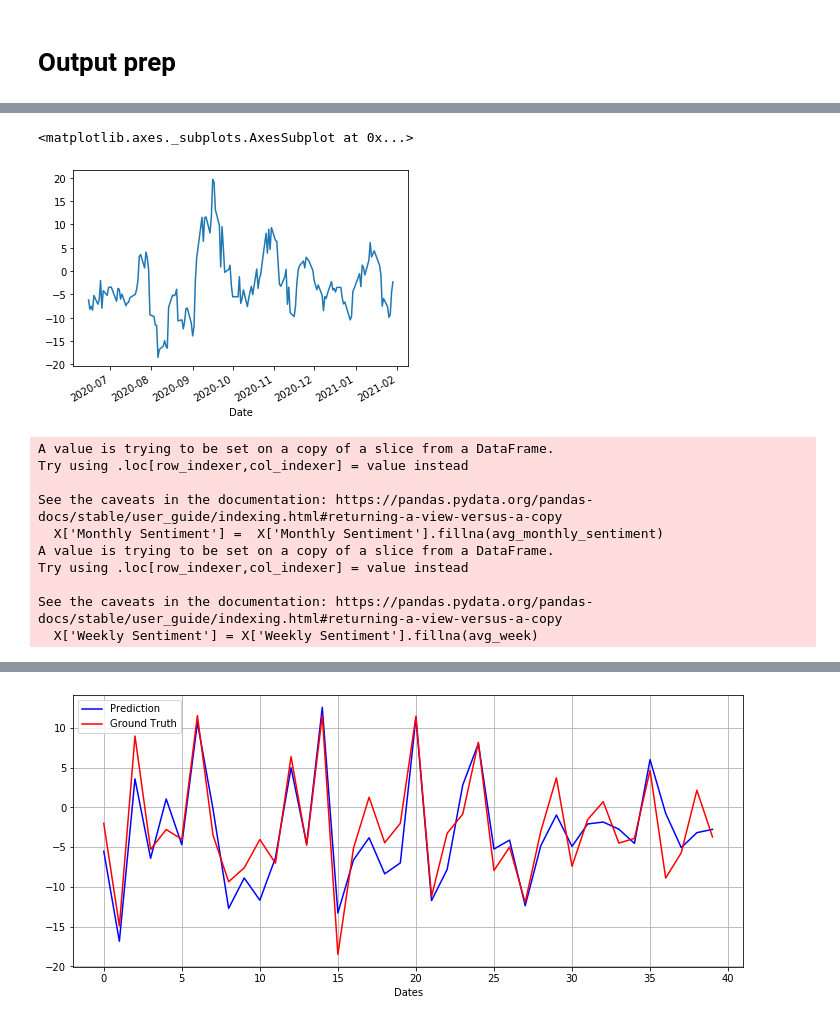
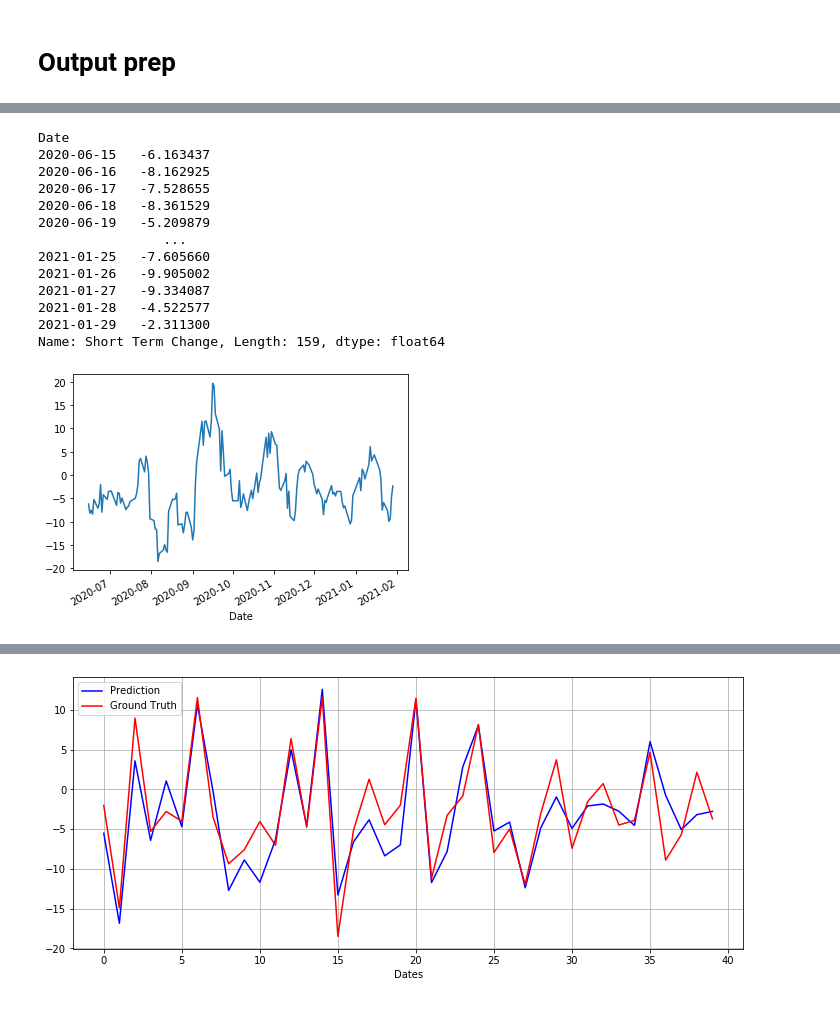
Before and after one commit to sj-ucsd/ece143_stock_sentiment_analysis, a Jupyter notebook: Project.ipynb, the cells around one changed output, grey strips where cells are left out. Saved outputs shown, nothing was run; the diff lists cells and outputs as text; code cells hidden in the pictures.

```diff
--- a/Project.ipynb
+++ b/Project.ipynb
@@ -254,0 +189,3 @@ Date
+# %%
+news=get_yahoo_news(symbol)
+print(news)
@@ -254,0 +209,18 @@ Date
+# %%
+def get_sentiment_from_news(news):
+  news_sentiment = news[['date', 'compound']]
+  print(news_sentiment)
+  news_sentiment.set_index(pd.to_datetime(news_sentiment['date']), inplace=True)
+  print(news_sentiment[:10])
+  news_sentiment = news_sentiment['compound']
+  total_sentiment = news_sentiment.groupby('date').agg(lambda x: sum(x))
+  total_sentiment = total_sentiment.rename('Total Sentiment')
+  nArticles = news_sentiment.groupby('date').count()
+  avg_sentiment = total_sentiment/nArticles
+  avg_sentiment = avg_sentiment.rename('Avg Sentiment')
+  sentiment_data = pd.concat([total_sentiment, avg_sentiment], axis=1)
+  sentiment_data = sentiment_data.reindex(df.index, method='ffill')
+  return sentiment_data
+# %%
+sentiment_data=get_sentiment_from_news(news)
+print(sentiment_data)
@@ -354,3 +319,16 @@ gt = pd.concat([output, advance, advance2], axis=1)
 # %%
-gt['Short Term Change'] = ((gt['Short Term Advance'] - gt['Adj Close'])/gt['Adj Close'])*100
-gt['Mid Term Change'] = ((gt['Mid Term Advance'] - gt['Adj Close'])/gt['Adj Close'])*100
+def prepare_data_Y_for_ML(df):
+  output = df['Adj Close']
+  output.rename('Stock Price')
+  advance = df['Adj Close'].shift(10)
+  advance = advance.rename('Short Term Advance')
+  advance2 = df['Adj Close'].shift(40)
+  advance2 = advance2.rename('Mid Term Advance')
+  gt = pd.concat([output, advance, advance2], axis=1)
+  gt['Short Term Change'] = ((gt['Short Term Advance'] - gt['Adj Close'])/gt['Adj Close'])*100
+  gt['Mid Term Change'] = ((gt['Mid Term Advance'] - gt['Adj Close'])/gt['Adj Close'])*100
+  #print(gt[9:110])
+  gt['Short Term Change'].plot()
+
+  Y = gt['Short Term Change'][10:]
+  return Y
@@ -374,5 +334,0 @@ gt[9:110]
-# %%
-gt['Short Term Change'].plot()
-# %% [output]
-<matplotlib.axes._subplots.AxesSubplot at 0x...>
-[figure, removed]
@@ -392,15 +342,0 @@ avg_week = df['Weekly Sentiment'].sum()/len(df['Monthly Sentiment'])
-# %%
-X = df[10:]
-X['Monthly Sentiment'] =  X['Monthly Sentiment'].fillna(avg_monthly_sentiment)
-X['Weekly Sentiment'] = X['Weekly Sentiment'].fillna(avg_week)
-# %% [output]
-A value is trying to be set on a copy of a slice from a DataFrame.
-Try using .loc[row_indexer,col_indexer] = value instead
-
-See the caveats in the documentation: https://pandas.pydata.org/pandas-docs/stable/user_guide/indexing.html#returning-a-view-versus-a-copy
-  X['Monthly Sentiment'] =  X['Monthly Sentiment'].fillna(avg_monthly_sentiment)
-A value is trying to be set on a copy of a slice from a DataFrame.
-Try using .loc[row_indexer,col_indexer] = value instead
-
-See the caveats in the documentation: https://pandas.pydata.org/pandas-docs/stable/user_guide/indexing.html#returning-a-view-versus-a-copy
-  X['Weekly Sentiment'] = X['Weekly Sentiment'].fillna(avg_week)
@@ -408,0 +343,18 @@ Y = gt['Short Term Change'][10:]
+# %%
+Y=prepare_data_Y_for_ML(df)
+print(Y)
+# %% [output]
+Date
+2020-06-15   -6.163437
+2020-06-16   -8.162925
+2020-06-17   -7.528655
+2020-06-18   -8.361529
+2020-06-19   -5.209879
+                ...
+2021-01-25   -7.605660
+2021-01-26   -9.905002
+2021-01-27   -9.334087
+2021-01-28   -4.522577
+2021-01-29   -2.311300
+Name: Short Term Change, Length: 159, dtype: float64
+[figure, added]
```
Also changed, not shown: parts of 61 cells of this notebook.
